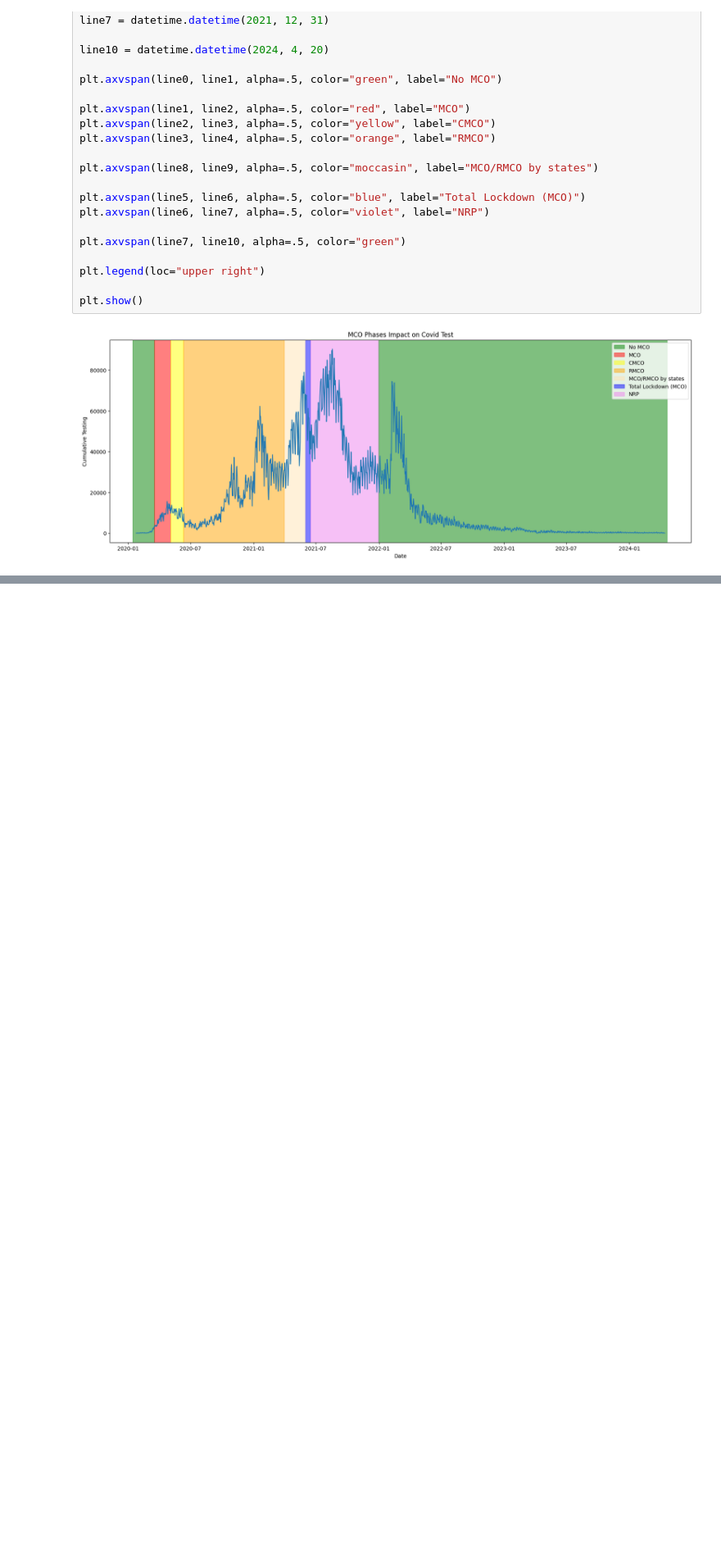
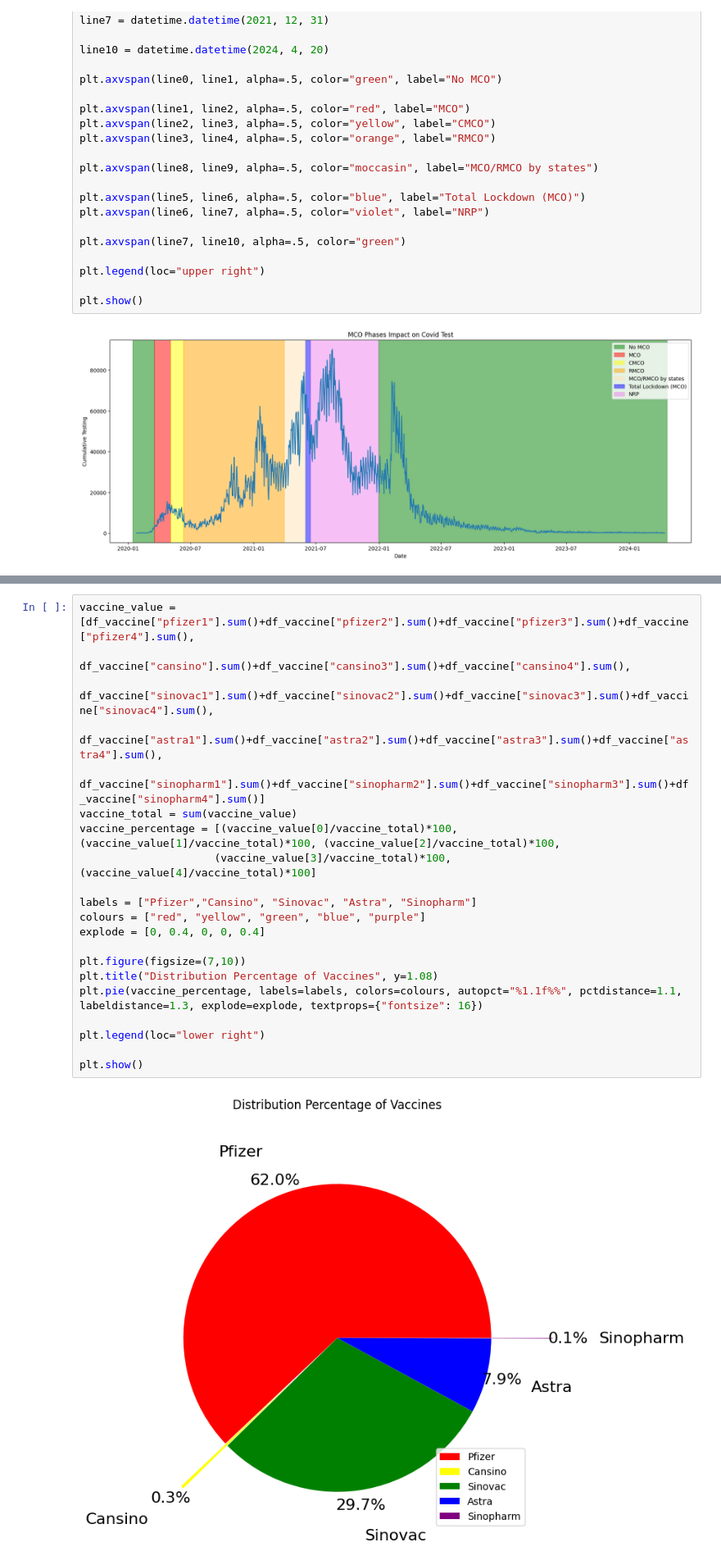
Before and after one commit to MarcusO17/5011-cem-ml, a Jupyter notebook: notebooks/eda_mco.ipynb, the cells around one changed output, grey strips where cells are left out. Shown at 82% size. Saved outputs shown, nothing was run; the diff lists cells and outputs as text; blank space fills up the shorter version.

```diff
--- a/notebooks/eda_mco.ipynb
+++ b/notebooks/eda_mco.ipynb
@@ -235,0 +274,23 @@ plt.show()
+# %%
+vaccine_value = [df_vaccine["pfizer1"].sum()+df_vaccine["pfizer2"].sum()+df_vaccine["pfizer3"].sum()+df_vaccine["pfizer4"].sum(),
+                 df_vaccine["cansino"].sum()+df_vaccine["cansino3"].sum()+df_vaccine["cansino4"].sum(),
+                 df_vaccine["sinovac1"].sum()+df_vaccine["sinovac2"].sum()+df_vaccine["sinovac3"].sum()+df_vaccine["sinovac4"].sum(),
+                 df_vaccine["astra1"].sum()+df_vaccine["astra2"].sum()+df_vaccine["astra3"].sum()+df_vaccine["astra4"].sum(),
+                 df_vaccine["sinopharm1"].sum()+df_vaccine["sinopharm2"].sum()+df_vaccine["sinopharm3"].sum()+df_vaccine["sinopharm4"].sum()]
+vaccine_total = sum(vaccine_value)
+vaccine_percentage = [(vaccine_value[0]/vaccine_total)*100, (vaccine_value[1]/vaccine_total)*100, (vaccine_value[2]/vaccine_total)*100,
+                     (vaccine_value[3]/vaccine_total)*100, (vaccine_value[4]/vaccine_total)*100]
+
+labels = ["Pfizer","Cansino", "Sinovac", "Astra", "Sinopharm"]
+colours = ["red", "yellow", "green", "blue", "purple"]
+explode = [0, 0.4, 0, 0, 0.4]
+
+plt.figure(figsize=(7,10))
+plt.title("Distribution Percentage of Vaccines", y=1.08)
+plt.pie(vaccine_percentage, labels=labels, colors=colours, autopct="%1.1f%%", pctdistance=1.1, labeldistance=1.3, explode=explode, textprops={"fontsize": 16})
+
+plt.legend(loc="lower right")
+
+plt.show()
+# %% [output]
+[figure, added]
```
Also changed, not shown: parts of 37 cells of this notebook.
